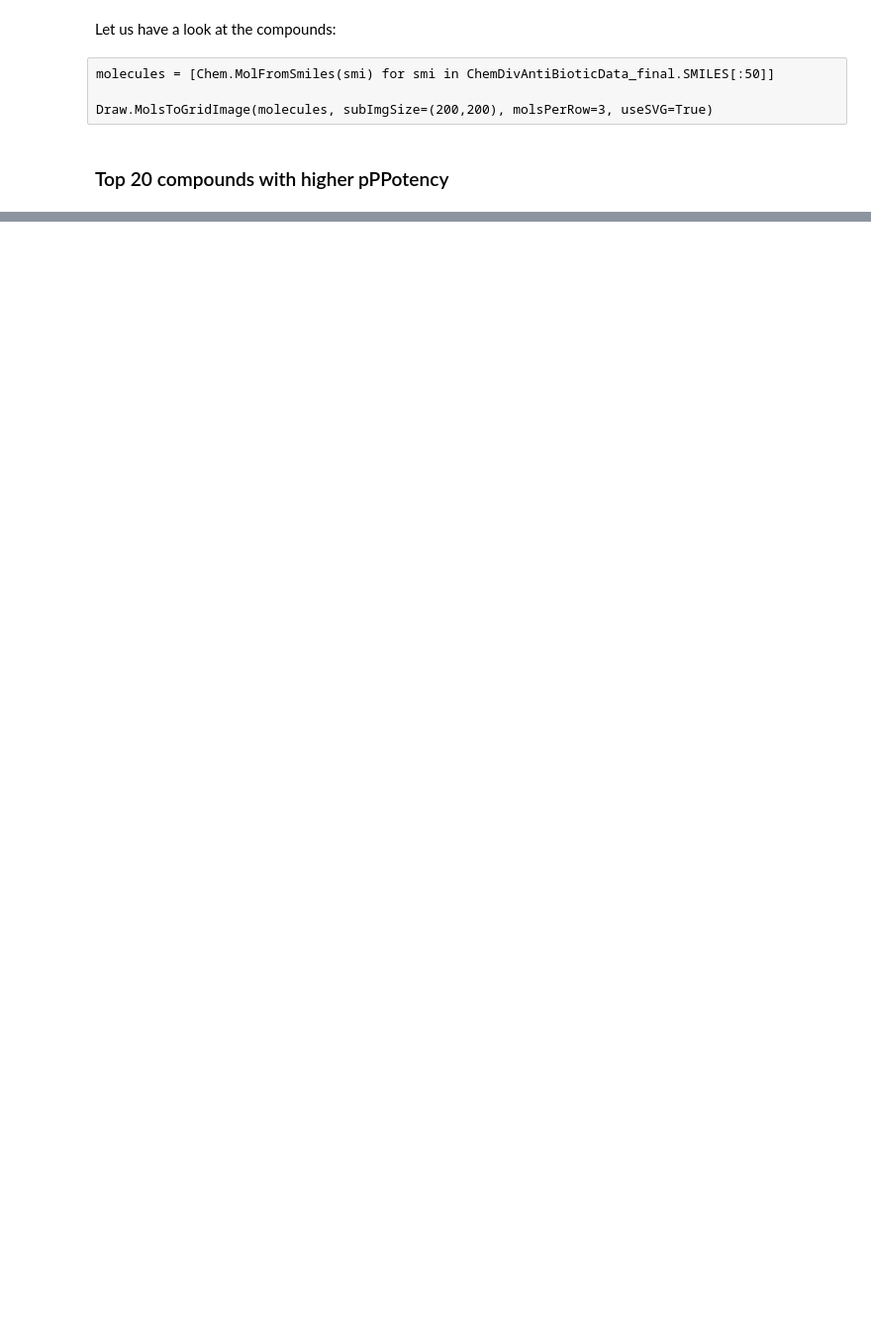
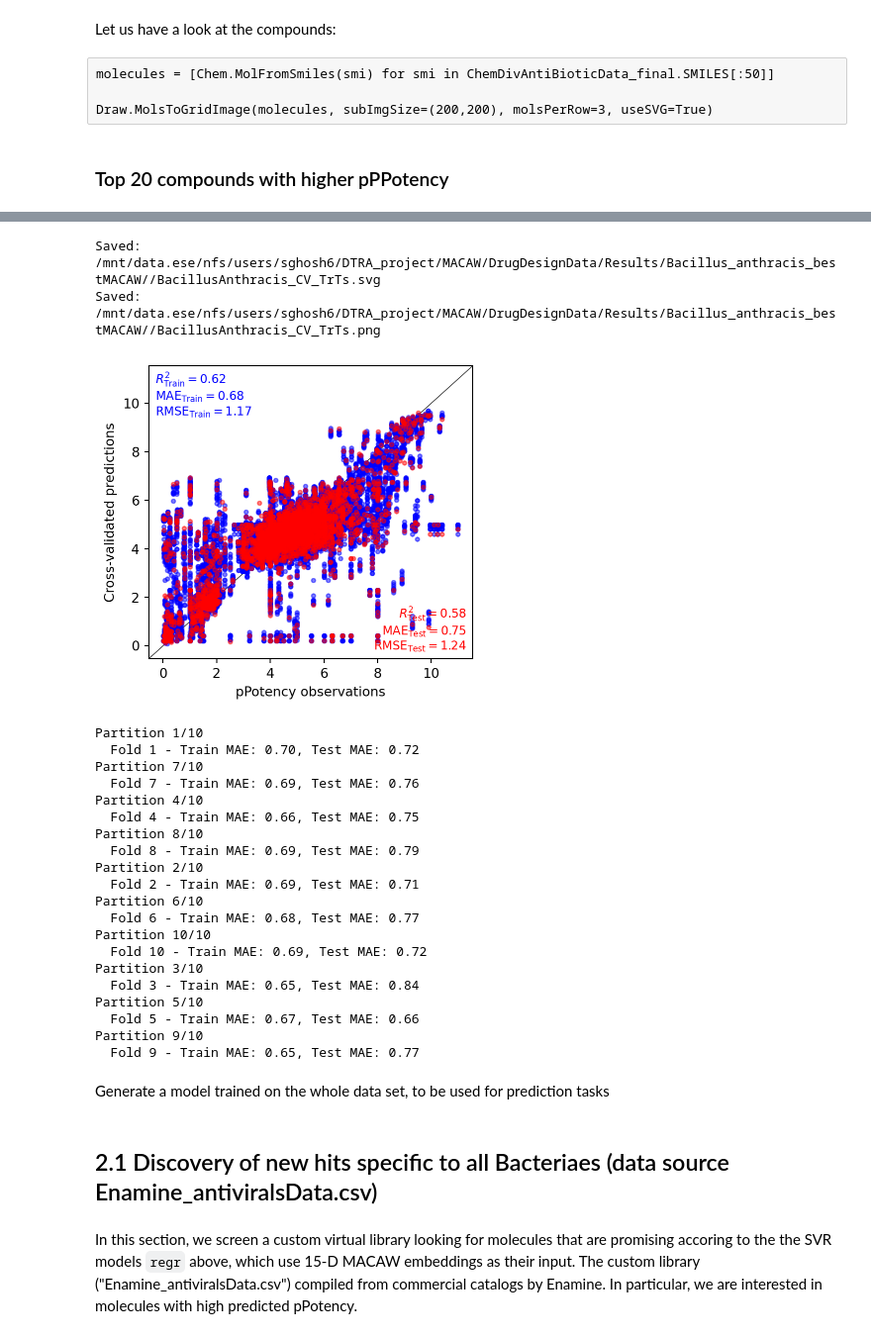
Before and after one commit to soumyadeepghosh35/DTRA_DrugDesign, a Jupyter notebook: DTRA_project_notebooks/Step3_MACAW_bacteria-BacillusAnthracis.ipynb, the cells around one changed output, grey strips where cells are left out. Shown at 99% size. Drawn from its saved outputs; the diff is of its cells as text; code cells hidden in the pictures; blank space fills up the shorter version.

```diff
--- a/DTRA_project_notebooks/Step3_MACAW_bacteria-BacillusAnthracis.ipynb
+++ b/DTRA_project_notebooks/Step3_MACAW_bacteria-BacillusAnthracis.ipynb
@@ -2587,0 +2861,3 @@ display(img)
+# %%
+num_of_partitions = 10
+kf = KFold(n_splits=num_of_partitions, shuffle=True, random_state=42)
@@ -2587,0 +2866,6 @@ display(img)
+# %%
+param_grid = {
+    'C': [1, 5, 7, 10, 30, 50, 100, 300, 500],
+    'epsilon': [0.1, 0.3, 1, 3, 5, 10, 20],
+    'kernel': ['rbf']
+}
@@ -2587,0 +2982,8 @@ display(img)
+# %%
+mcw = MACAW(
+    type_fp='atompairs',
+    metric='sokal',
+    n_components=60,
+    n_landmarks=600,
+    random_state=42
+)
@@ -2587,0 +2992,8 @@ display(img)
+# %%
+valid_mask = Y.notna()
+smiles = smiles[valid_mask].reset_index(drop=True)
+Y = Y[valid_mask].reset_index(drop=True)
+
+
+print(f"Cleaned data has: {len(smiles)} samples")
+print(f"Y index: {Y.index[:10].tolist()}")
@@ -2587,0 +3132,35 @@ display(img)
+# %%
+parity_plot(x=Y_obs_train,
+            y=Y_cv_pred_train,
+            x_test=Y_obs_test,
+            y_test=Y_cv_pred_test,
+            xlabel="pPotency observations",
+            ylabel="Cross-validated predictions",
+            savetitle=saveDir + '/BacillusAnthracis_CV_TrTs.svg',
+            save_formats=['svg', 'png'])
+# %% [output]
+Saved: /mnt/data.ese/nfs/users/sghosh6/DTRA_project/MACAW/DrugDesignData/Results/Bacillus_anthracis_bestMACAW//BacillusAnthracis_CV_TrTs.svg
+Saved: /mnt/data.ese/nfs/users/sghosh6/DTRA_project/MACAW/DrugDesignData/Results/Bacillus_anthracis_bestMACAW//BacillusAnthracis_CV_TrTs.png
+[figure, added]
+Partition 1/10
+  Fold 1 - Train MAE: 0.70, Test MAE: 0.72
+Partition 7/10
+  Fold 7 - Train MAE: 0.69, Test MAE: 0.76
+Partition 4/10
+  Fold 4 - Train MAE: 0.66, Test MAE: 0.75
+Partition 8/10
+  Fold 8 - Train MAE: 0.69, Test MAE: 0.79
+Partition 2/10
+  Fold 2 - Train MAE: 0.69, Test MAE: 0.71
+Partition 6/10
+  Fold 6 - Train MAE: 0.68, Test MAE: 0.77
+Partition 10/10
+  Fold 10 - Train MAE: 0.69, Test MAE: 0.72
+Partition 3/10
+  Fold 3 - Train MAE: 0.65, Test MAE: 0.84
+Partition 5/10
+  Fold 5 - Train MAE: 0.67, Test MAE: 0.66
+Partition 9/10
+  Fold 9 - Train MAE: 0.65, Test MAE: 0.77
+# %% [markdown]
+Generate a model trained on the whole data set, to be used for prediction tasks
@@ -2587,0 +3292,4 @@ display(img)
+# %% [markdown]
+## 2.1 Discovery of new hits specific to all Bacteriaes (data source Enamine_antiviralsData.csv)
+# %% [markdown]
+In this section, we screen a custom virtual library looking for molecules that are promising accoring to the the SVR models `regr` above, which use 15-D MACAW embeddings as their input. The custom library ("Enamine_antiviralsData.csv") compiled from commercial catalogs by Enamine. In particular, we are interested in molecules with high predicted pPotency.
```
Also changed, not shown: parts of 88 cells of this notebook, 3 other files.
